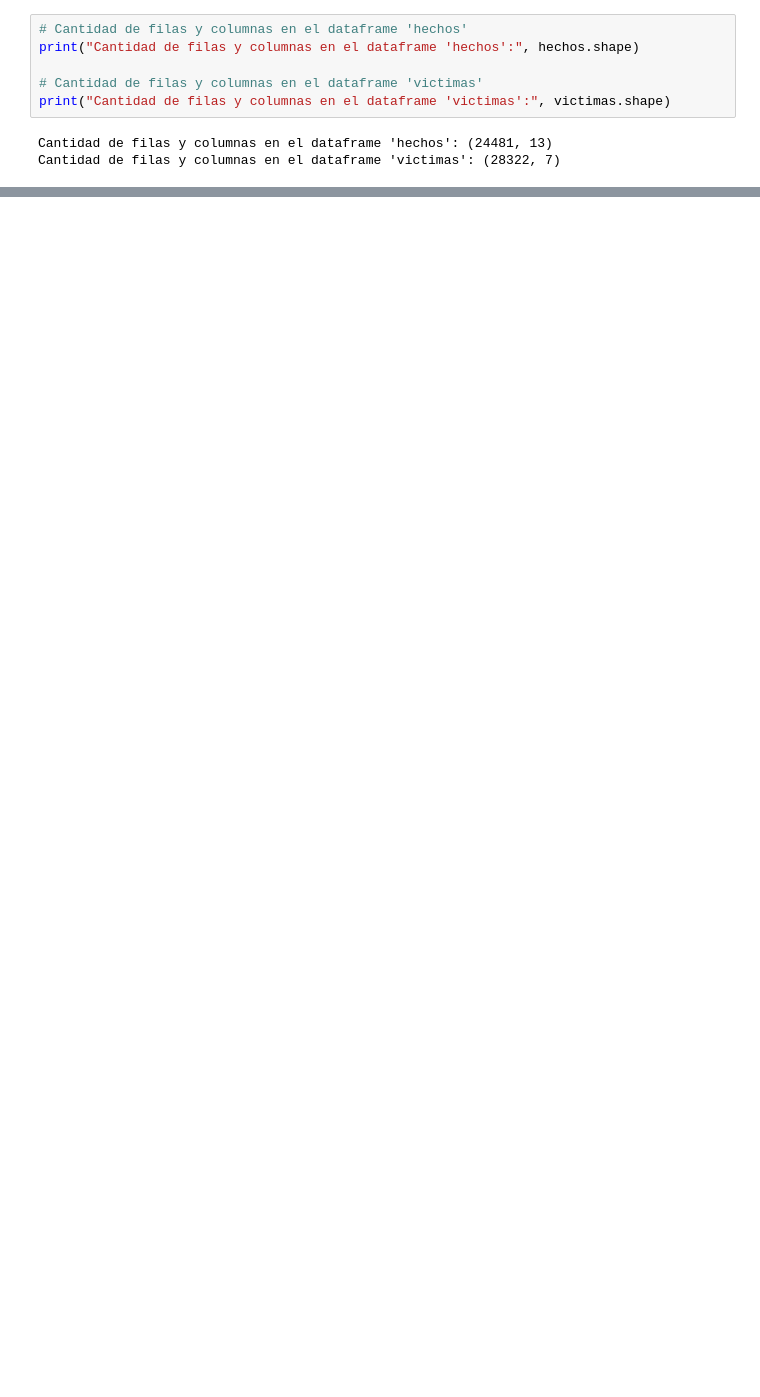
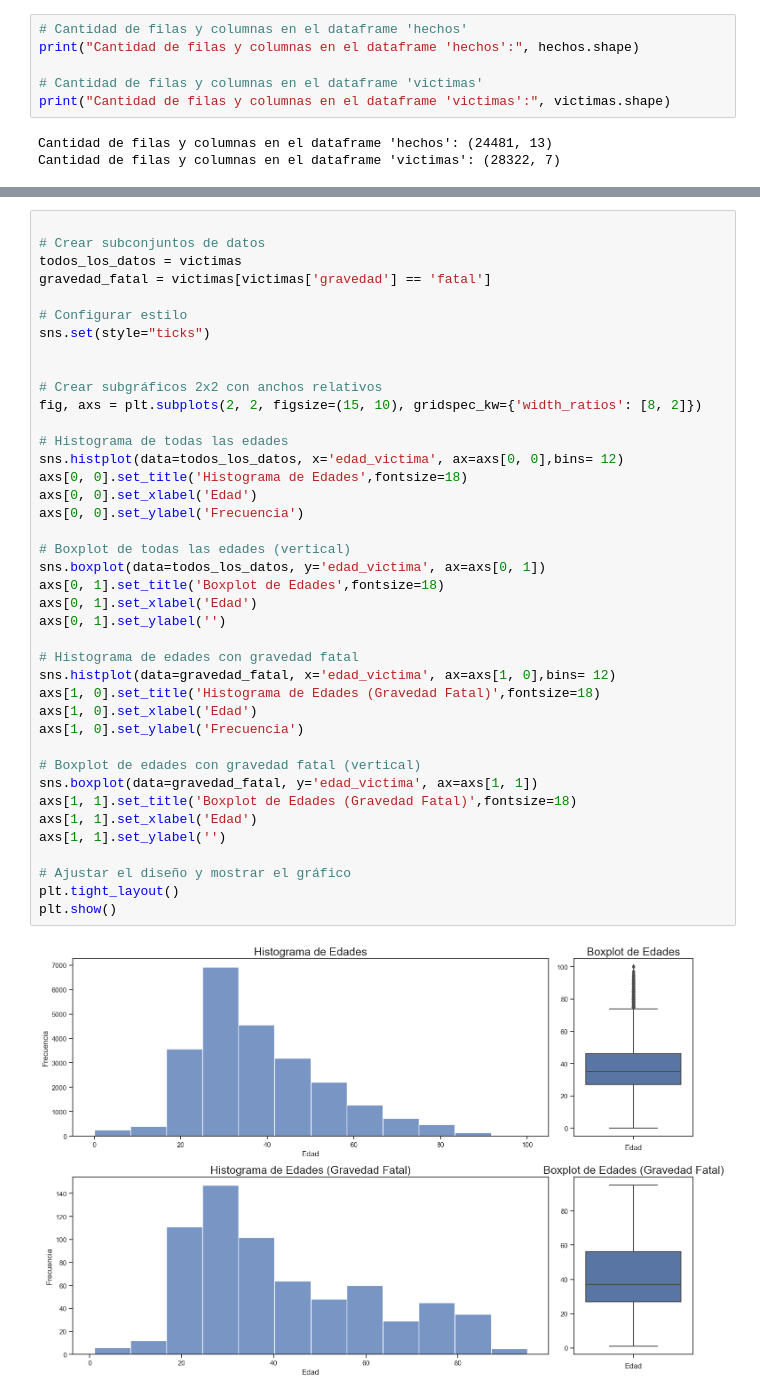
Before and after one commit to KGSanchezM/Siniestros-Viales, a Jupyter notebook: Notebooks/EDA.ipynb, the cells around one changed output, grey strips where cells are left out. Cells and saved outputs as stored; diff of their text form; blank space fills up the shorter version.

```diff
--- a/Notebooks/EDA.ipynb
+++ b/Notebooks/EDA.ipynb
@@ -154,0 +274,42 @@ Cantidad de filas y columnas en el dataframe 'victimas': (28322, 7)
+# %%
+
+# Crear subconjuntos de datos
+todos_los_datos = victimas
+gravedad_fatal = victimas[victimas['gravedad'] == 'fatal']
+
+# Configurar estilo
+sns.set(style="ticks")
+
+
+# Crear subgráficos 2x2 con anchos relativos
+fig, axs = plt.subplots(2, 2, figsize=(15, 10), gridspec_kw={'width_ratios': [8, 2]})
+
+# Histograma de todas las edades
+sns.histplot(data=todos_los_datos, x='edad_victima', ax=axs[0, 0],bins= 12)
+axs[0, 0].set_title('Histograma de Edades',fontsize=18)
+axs[0, 0].set_xlabel('Edad')
+axs[0, 0].set_ylabel('Frecuencia')
+
+# Boxplot de todas las edades (vertical)
+sns.boxplot(data=todos_los_datos, y='edad_victima', ax=axs[0, 1])
+axs[0, 1].set_title('Boxplot de Edades',fontsize=18)
+axs[0, 1].set_xlabel('Edad')
+axs[0, 1].set_ylabel('')
+
+# Histograma de edades con gravedad fatal
+sns.histplot(data=gravedad_fatal, x='edad_victima', ax=axs[1, 0],bins= 12)
+axs[1, 0].set_title('Histograma de Edades (Gravedad Fatal)',fontsize=18)
+axs[1, 0].set_xlabel('Edad')
+axs[1, 0].set_ylabel('Frecuencia')
+
+# Boxplot de edades con gravedad fatal (vertical)
+sns.boxplot(data=gravedad_fatal, y='edad_victima', ax=axs[1, 1])
+axs[1, 1].set_title('Boxplot de Edades (Gravedad Fatal)',fontsize=18)
+axs[1, 1].set_xlabel('Edad')
+axs[1, 1].set_ylabel('')
+
+# Ajustar el diseño y mostrar el gráfico
+plt.tight_layout()
+plt.show()
+# %% [output]
+[figure, added]
```
Also changed, not shown: parts of 44 cells of this notebook, 2 other files.
